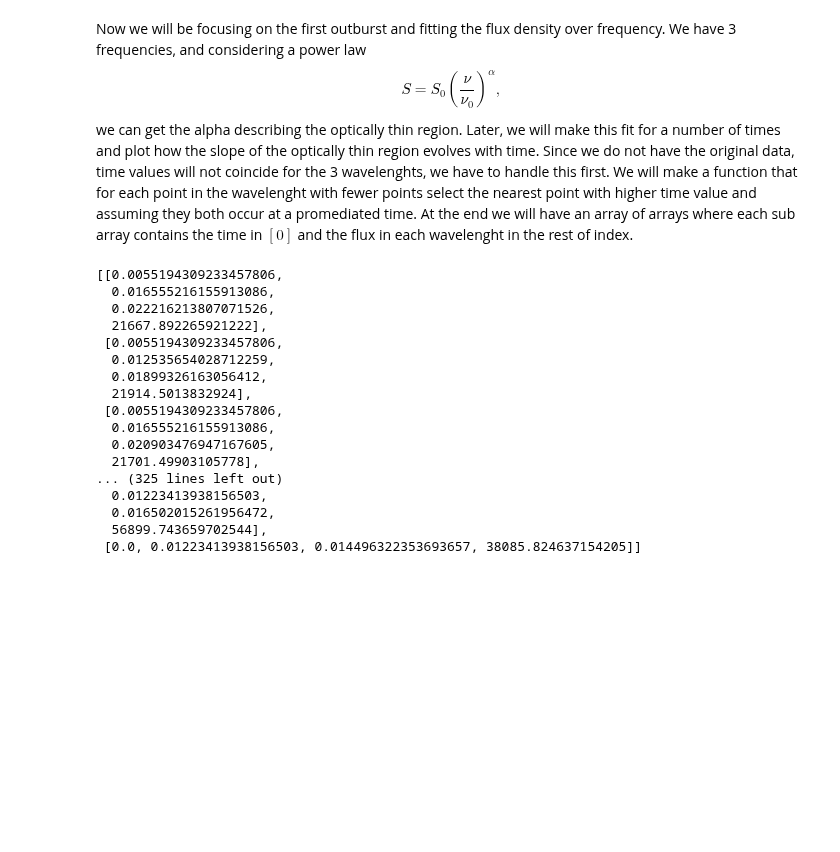
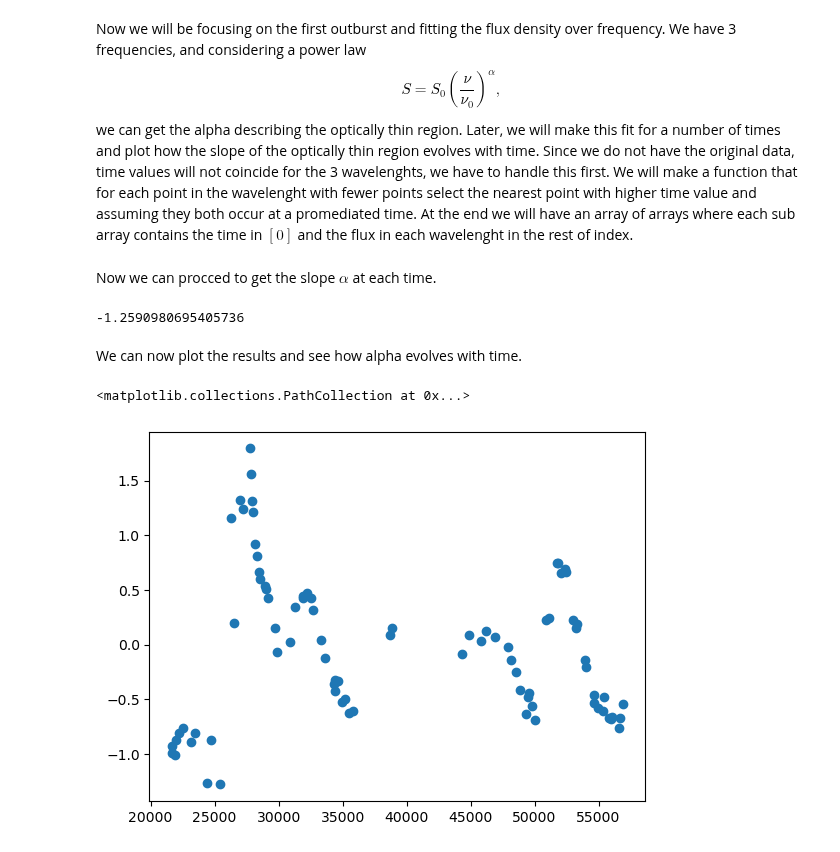
Before and after one commit to Camachoadri/JAEICU2024, a Jupyter notebook: Blob emission in GRS 1915+105/Blob emission in GRS 1915+105-07-03-24.ipynb, the cells around one changed output. Drawn from its saved outputs; the diff is of its cells as text; code cells hidden in the pictures; blank space fills up the shorter version.

Commit message:
Alpha evolution with time scatter

```diff
--- a/Blob emission in GRS 1915+105/Blob emission in GRS 1915+105-07-03-24.ipynb
+++ b/Blob emission in GRS 1915+105/Blob emission in GRS 1915+105-07-03-24.ipynb
@@ -620,7 +622,7 @@ def TimeFluxRedef(data):
     :data: List with the different data for each wavelength, must have ['UT time (hours)'] and ['Flux density (mJy)']
 
     Output
-    :TimeFluxRedef: List of arrays with the time array[last] and flux densities for each wavelenght in first entries
+    :TimeFluxRedef: List of arrays with the time array[last] (s) and flux densities (Jy) for each wavelenght in first entries
     """
     #Finding the wavelenght with fewer points
     aux=[]
@@ -641,7 +643,7 @@ def TimeFluxRedef(data):
         #New index range of data without the minimun so we have them in the same order that they entered
         NewRange= list(np.arange(0, len(data)))
         NewRange.pop(minimun)
-        mean= time
+        mean_time= time
         #Loop over the others wavelenghts to assign a value
         for i in NewRange:
             #Check the time in the other wavelenghts
@@ -649,30 +651,54 @@ def TimeFluxRedef(data):
                 time2= points2['UT time (hours)'].to(u.s).value
                 if time2 >= time:
                     point[i]= points2['Flux density (mJy)'].to(u.Jy).value
-                    mean= mean+time2
+                    mean_time= mean_time+time2
                     break
-        mean= mean/len(data)
+        mean_time= mean_time/len(data)
         point= list(point)
-        point.append(mean)
+        point.append(mean_time)
         TimeFluxRedef.append(point)
     return TimeFluxRedef
-# %%
-TimeFluxRedef([cm2, cm3, cm6])
-# %% [output]
-[[0.0055194309233457806,
-  0.016555216155913086,
-  0.022216213807071526,
-  21667.892265921222],
- [0.0055194309233457806,
-  0.012535654028712259,
-  0.01899326163056412,
-  21914.5013832924],
- [0.0055194309233457806,
-  0.016555216155913086,
-  0.020903476947167605,
-  21701.49903105778],
-... (325 lines left out)
-  0.01223413938156503,
-  0.016502015261956472,
-  56899.743659702544],
- [0.0, 0.01223413938156503, 0.014496322353693657, 38085.824637154205]]
+# %% [markdown]
+Now we can procced to get the slope $\alpha$ at each time.
+# %%
+def FluxDensFreqPL(freq, freq_0, Flux_0, alpha):
+    """
+   Returns the flux at a given frequencie considering a power law.
+
+    Parameters
+    :frequencie: frequencies at which flux will be computed
+    :freq_0: Reference frequency
+    :Flux_0: Reference flux at freq_0
+    :alpha: power law exponent
+
+    Outputs
+    :FluxDens: Flux density at frequency
+    """
+
+    FluxDens= Flux_0*(freq/freq_0)**alpha
+    return FluxDens
+# %%
+mean_freq= (wavelenghttofreq(2*u.cm)+wavelenghttofreq(3.6*u.cm) + wavelenghttofreq(6*u.cm))/3.
+freq_array= [wavelenghttofreq(2*u.cm).value, wavelenghttofreq(3.6*u.cm).value, wavelenghttofreq(6*u.cm).value]
+fit= np.zeros(len(TimeFluxRedef([cm2, cm3, cm6])))
+alpha= []
+time= []
+Fit_param=[]
+for point in TimeFluxRedef([cm2, cm3, cm6]):
+    fit= curve_fit(lambda freq, Flux_0, alpha: FluxDensFreqPL(freq, mean_freq.value, Flux_0, alpha),
+                     freq_array, point[:-1], maxfev=5000)
+    time.append(point[-1])
+    alpha.append(fit[0][1])
+    Fit_param.append(fit[0])
+#Remove last point because it had issues
+time.pop()
+alpha.pop()
+# %% [output]
+-1.2590980695405736
+# %% [markdown]
+We can now plot the results and see how alpha evolves with time.
+# %%
+plt.scatter(time, alpha)
+# %% [output]
+<matplotlib.collections.PathCollection at 0x...>
+[figure, added]
```
Also changed, not shown: parts of 1 cell of this notebook.
